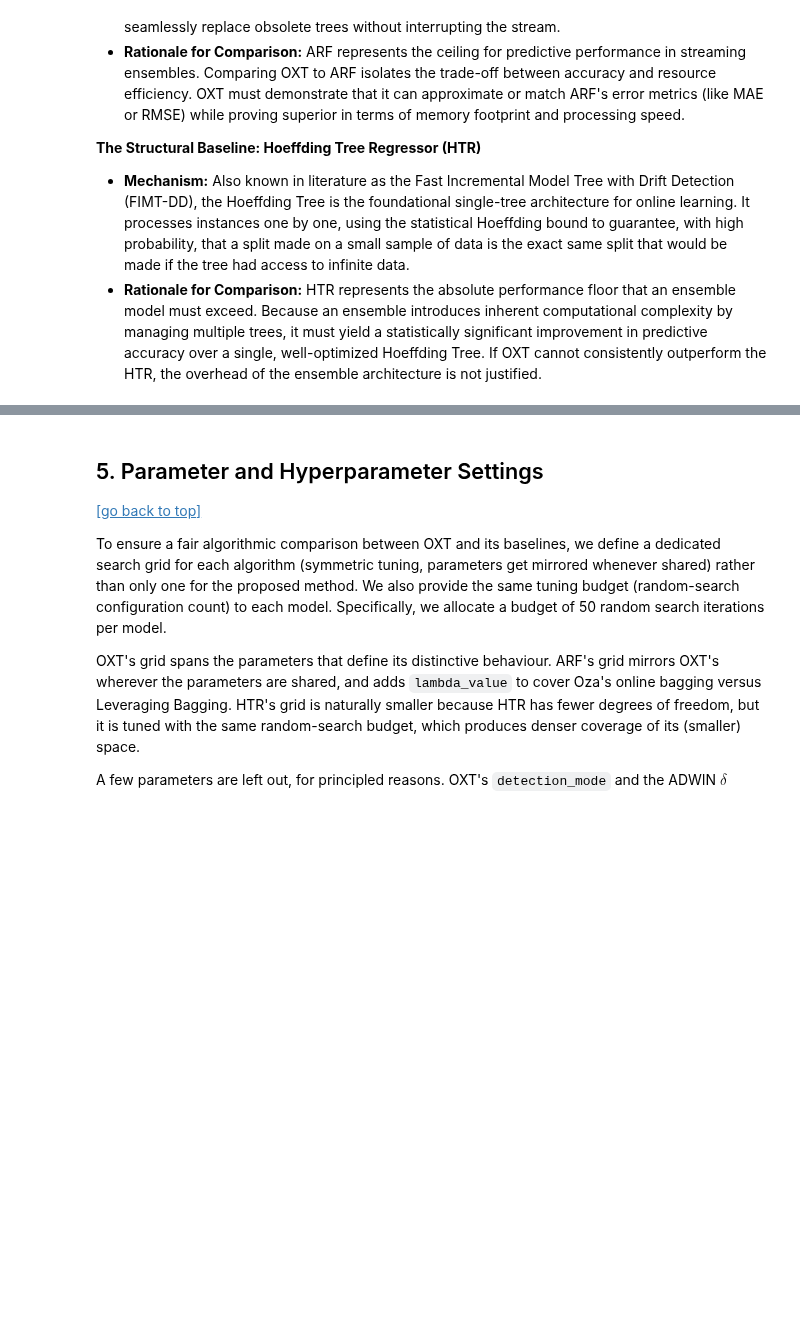
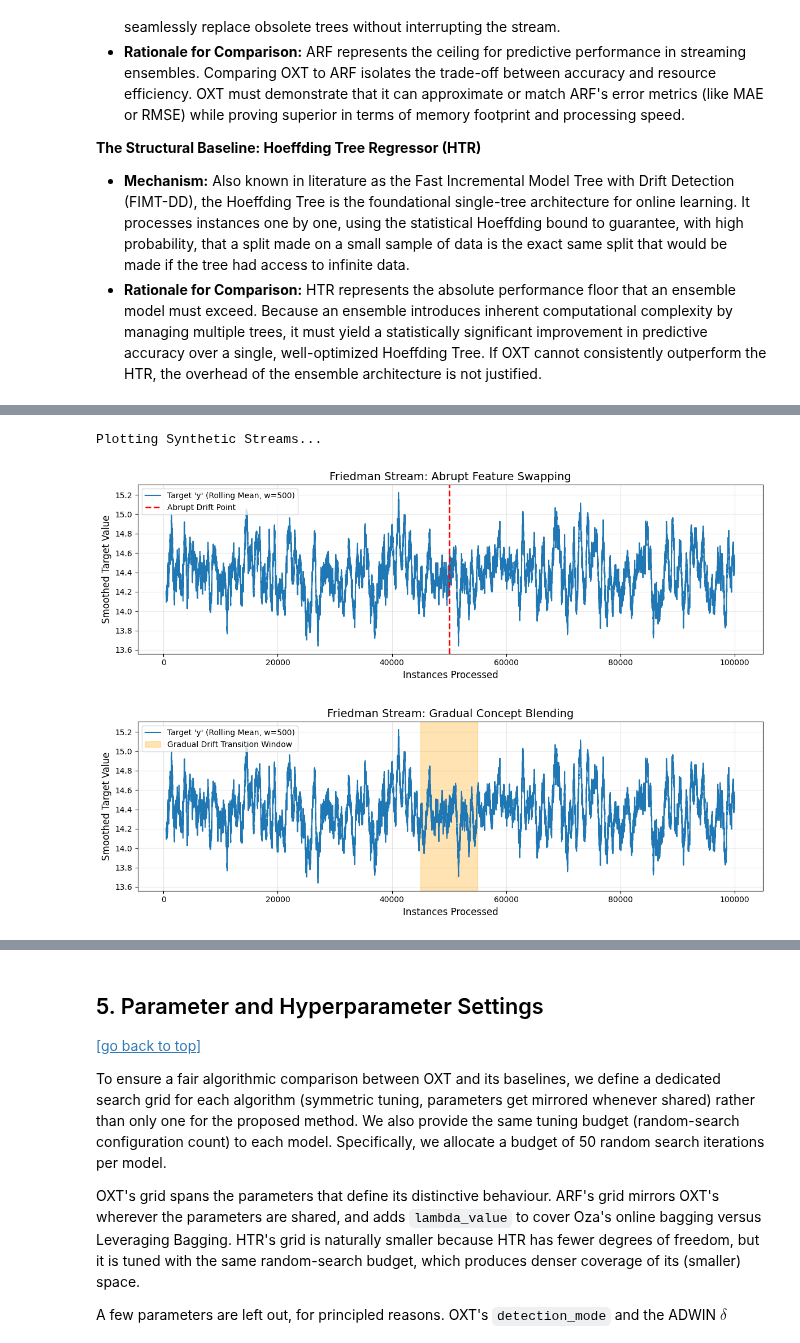
Before and after one commit to antonioromao03/DSM-Online_Extra_Trees_Regressor, a Jupyter notebook: OXT.ipynb, the cells around one changed output, grey strips where cells are left out. Cells and saved outputs as stored; diff of their text form; code cells hidden in the pictures; blank space fills up the shorter version.

Commit message:
Added stream visualization

```diff
--- a/OXT.ipynb
+++ b/OXT.ipynb
@@ -259,0 +273,80 @@ def get_bikes_info():
+# %%
+import matplotlib.pyplot as plt
+import pandas as pd
+from river import datasets
+
+# ---------------------------------------------------------
+# 1. Visualize Synthetic Streams (Friedman)
+# ---------------------------------------------------------
+def plot_synthetic_stream(generator_func, title, drift_point=None, drift_window=None):
+    # Generate the stream
+    y_vals = []
+    generator = generator_func(n_instances=100_000)
+    for _, y in generator:
+        y_vals.append(y)
+
+    # Apply a rolling mean to filter out the Gaussian noise and reveal the concept
+    s_smoothed = pd.Series(y_vals).rolling(window=500).mean()
+
+    plt.figure(figsize=(12, 4))
+    plt.plot(s_smoothed, label="Target 'y' (Rolling Mean, w=500)", color="#1f77b4")
+
+    # Highlight the specific type of drift
+    if drift_point and drift_window is None:
+        plt.axvline(x=drift_point, color="red", linestyle="--", linewidth=2, label="Abrupt Drift Point")
+    elif drift_point and drift_window:
+        plt.axvspan(drift_point - drift_window/2, drift_point + drift_window/2,
+                    color="orange", alpha=0.3, label="Gradual Drift Transition Window")
+
+    plt.title(title, fontsize=14)
+    plt.xlabel("Instances Processed", fontsize=12)
+    plt.ylabel("Smoothed Target Value", fontsize=12)
+    plt.legend(loc="upper left")
+    plt.grid(True, alpha=0.3)
+    plt.tight_layout()
+    plt.show()
+
+print("Plotting Synthetic Streams...")
+plot_synthetic_stream(load_friedman_with_abrupt_drift,
+                      "Friedman Stream: Abrupt Feature Swapping",
+                      drift_point=50_000)
+
+plot_synthetic_stream(load_friedman_with_gradual_drift,
+                      "Friedman Stream: Gradual Concept Blending",
+                      drift_point=50_000, drift_window=10_000)
+
+# ---------------------------------------------------------
+# 2. Visualize Real-World Stream (Bikes)
+# ---------------------------------------------------------
+def plot_bikes_stream(n_instances=24 * 30 * 3): # ~3 months of hourly data
+    dataset = datasets.Bikes()
+    y_vals = []
+
+    for i, (x, y) in enumerate(dataset):
+        if i >= n_instances:
+            break
+        y_vals.append(y)
+
+    plt.figure(figsize=(12, 4))
+
+    # Plot raw hourly data with low alpha
+    plt.plot(y_vals, color="gray", alpha=0.3, label="Raw Hourly Rentals")
+
+    # Plot daily rolling mean to show the underlying trend
+    s_daily = pd.Series(y_vals).rolling(window=24).mean()
+    plt.plot(s_daily, color="#2ca02c", linewidth=2, label="Daily Trend (Rolling Mean, w=24)")
+
+    plt.title("Bike Sharing Dataset: Organic Temporal Dynamics (First 90 Days)", fontsize=14)
+    plt.xlabel("Instances (Hours)", fontsize=12)
+    plt.ylabel("Bikes Rented", fontsize=12)
+    plt.legend(loc="upper right")
+    plt.grid(True, alpha=0.3)
+    plt.tight_layout()
+    plt.show()
+
+print("Plotting Organic Stream...")
+plot_bikes_stream()
+# %% [output]
+Plotting Synthetic Streams...
+[figure, added]
+[figure, added]
```
Also changed, not shown: parts of 5 cells of this notebook.
